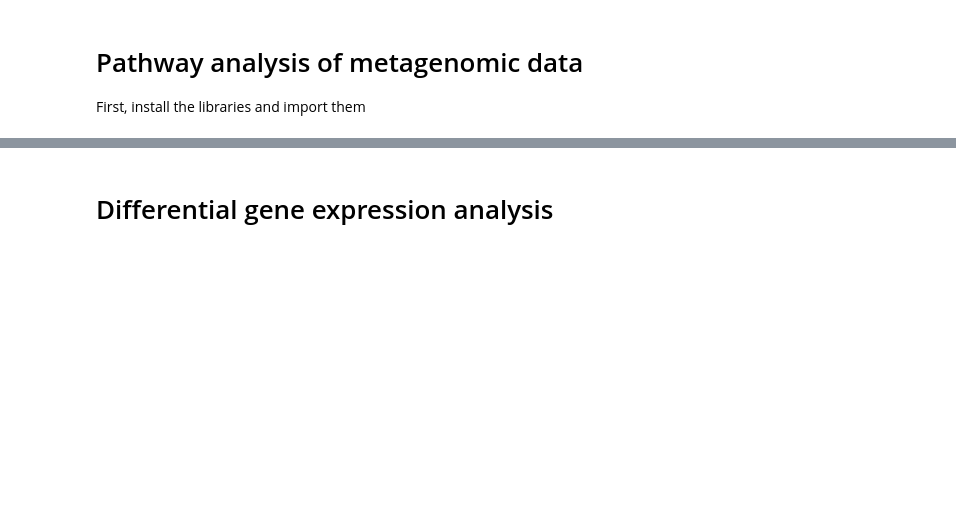
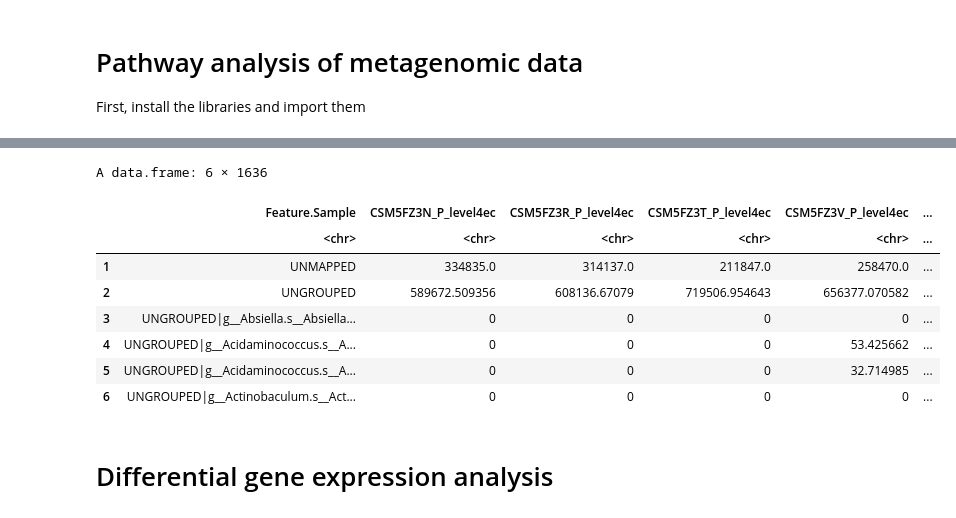
Before and after one commit to AmauryPelzer/BBS3005_Metabolic-modelling-for-microbiome-in-IBD, a Jupyter notebook: Scripts/Pathway_analysis.ipynb, the cells around one changed output, grey strips where cells are left out. Drawn from its saved outputs; the diff is of its cells as text; code cells hidden in the pictures; blank space fills up the shorter version.

Commit message:
Adapting code for updated metagenomics

```diff
--- a/Scripts/Pathway_analysis.ipynb
+++ b/Scripts/Pathway_analysis.ipynb
@@ -35,6 +35,19 @@ A data.frame: 6 × 1640
 | 4 | 1.1.1.100 | 3-oxoacyl-[acyl-carrier-protein] ... | 0 | 0.00000000 | 0.00000000 | 0.00000000 | 0.000000000 | 0.00000000 | 0.000000000 | ... |
 | 5 | 1.1.1.100 | 3-oxoacyl-[acyl-carrier-protein] ... | 0 | 0.00000000 | 0.00000000 | 0.00000000 | 0.000000000 | 0.00000000 | 0.000000000 | ... |
 | 6 | 1.1.1.100 | 3-oxoacyl-[acyl-carrier-protein] ... | 0 | 0.00000000 | 0.00000000 | 0.00000000 | 0.000000000 | 0.00000000 | 0.000000000 | ... |
+# %%
+metagenomics2 <- read.csv(file = '../Data/ecs_3.tsv', sep = '\t', header = TRUE)
+head(metagenomics2)
+# %% [output]
+A data.frame: 6 × 1636
+|  | Feature.Sample | CSM5FZ3N_P_level4ec | CSM5FZ3R_P_level4ec | CSM5FZ3T_P_level4ec | CSM5FZ3V_P_level4ec | ... |
+|  | <chr> | <chr> | <chr> | <chr> | <chr> | ... |
+| 1 | UNMAPPED | 334835.0 | 314137.0 | 211847.0 | 258470.0 | ... |
+| 2 | UNGROUPED | 589672.509356 | 608136.67079 | 719506.954643 | 656377.070582 | ... |
+| 3 | UNGROUPED|g__Absiella.s__Absiella... | 0 | 0 | 0 | 0 | ... |
+| 4 | UNGROUPED|g__Acidaminococcus.s__A... | 0 | 0 | 0 | 53.425662 | ... |
+| 5 | UNGROUPED|g__Acidaminococcus.s__A... | 0 | 0 | 0 | 32.714985 | ... |
+| 6 | UNGROUPED|g__Actinobaculum.s__Act... | 0 | 0 | 0 | 0 | ... |
 # %% [markdown]
 # Differential gene expression analysis
 # %%
```
Also changed, not shown: parts of 8 cells of this notebook, 1 other file.
